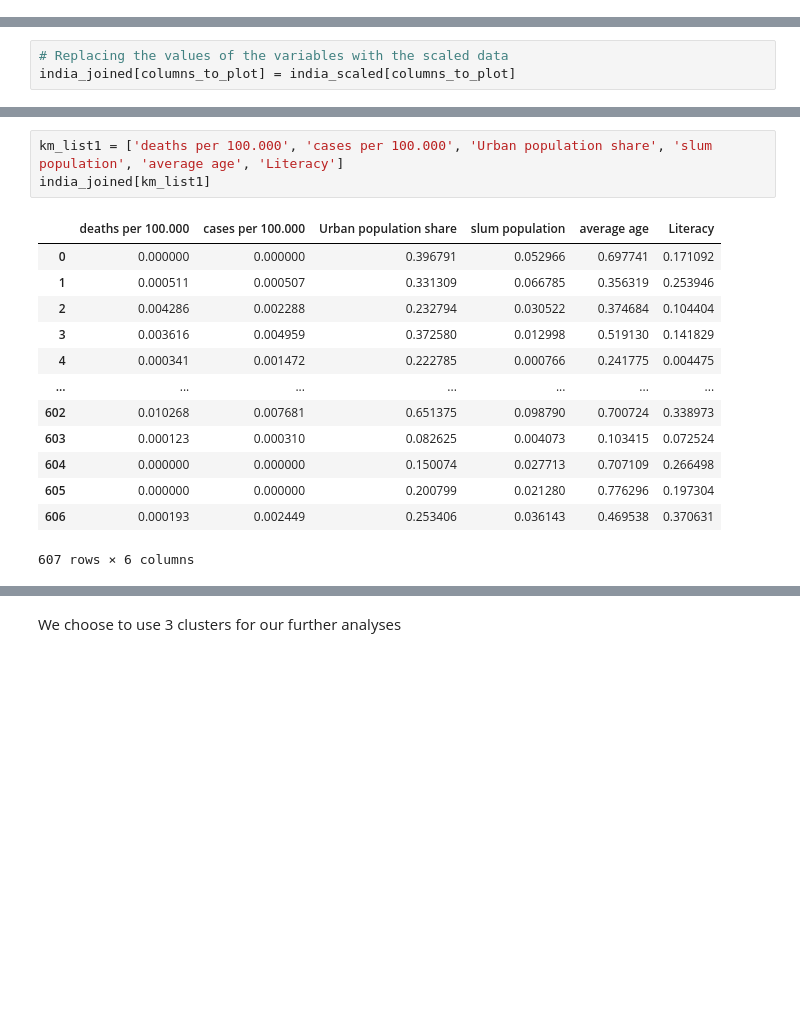
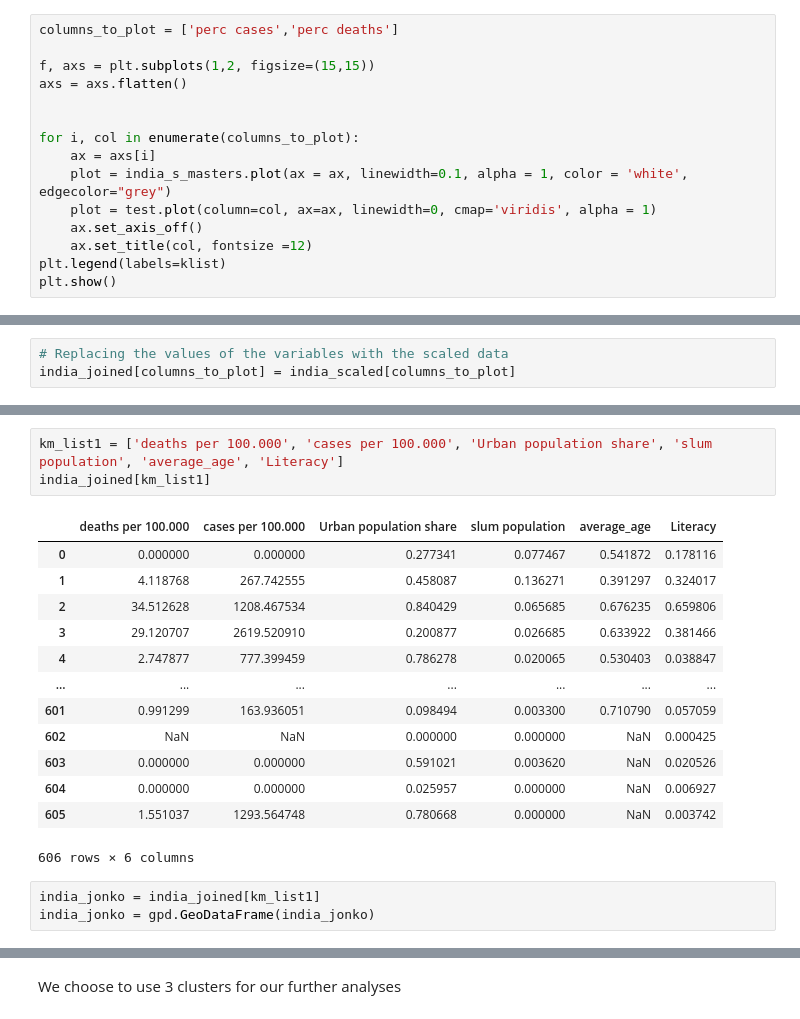
Before and after one commit to Daniel-Los/Introduction-to-datascience-final-project, a Jupyter notebook: Map_India.ipynb, the cells around one changed output, grey strips where cells are left out. Saved outputs shown, nothing was run; the diff lists cells and outputs as text; blank space fills up the shorter version.

```diff
--- a/Map_India.ipynb
+++ b/Map_India.ipynb
@@ -168,0 +260,15 @@ column = ['population density']
+# %%
+columns_to_plot = ['perc cases','perc deaths']
+
+f, axs = plt.subplots(1,2, figsize=(15,15))
+axs = axs.flatten()
+
+
+for i, col in enumerate(columns_to_plot):
+    ax = axs[i]
+    plot = india_s_masters.plot(ax = ax, linewidth=0.1, alpha = 1, color = 'white', edgecolor="grey")
+    plot = test.plot(column=col, ax=ax, linewidth=0, cmap='viridis', alpha = 1)
+    ax.set_axis_off()
+    ax.set_title(col, fontsize =12)
+plt.legend(labels=klist)
+plt.show()
@@ -263,17 +373,20 @@ india_joined
 # %%
-km_list1 = ['deaths per 100.000', 'cases per 100.000', 'Urban population share', 'slum population', 'average age', 'Literacy']
+km_list1 = ['deaths per 100.000', 'cases per 100.000', 'Urban population share', 'slum population', 'average_age', 'Literacy']
 india_joined[km_list1]
 # %% [output]
-|  | deaths per 100.000 | cases per 100.000 | Urban population share | slum population | average age | Literacy |
-| 0 | 0.000000 | 0.000000 | 0.396791 | 0.052966 | 0.697741 | 0.171092 |
-| 1 | 0.000511 | 0.000507 | 0.331309 | 0.066785 | 0.356319 | 0.253946 |
-| 2 | 0.004286 | 0.002288 | 0.232794 | 0.030522 | 0.374684 | 0.104404 |
-| 3 | 0.003616 | 0.004959 | 0.372580 | 0.012998 | 0.519130 | 0.141829 |
-| 4 | 0.000341 | 0.001472 | 0.222785 | 0.000766 | 0.241775 | 0.004475 |
+|  | deaths per 100.000 | cases per 100.000 | Urban population share | slum population | average_age | Literacy |
+| 0 | 0.000000 | 0.000000 | 0.277341 | 0.077467 | 0.541872 | 0.178116 |
+| 1 | 4.118768 | 267.742555 | 0.458087 | 0.136271 | 0.391297 | 0.324017 |
+| 2 | 34.512628 | 1208.467534 | 0.840429 | 0.065685 | 0.676235 | 0.659806 |
+| 3 | 29.120707 | 2619.520910 | 0.200877 | 0.026685 | 0.633922 | 0.381466 |
+| 4 | 2.747877 | 777.399459 | 0.786278 | 0.020065 | 0.530403 | 0.038847 |
 | ... | ... | ... | ... | ... | ... | ... |
-| 602 | 0.010268 | 0.007681 | 0.651375 | 0.098790 | 0.700724 | 0.338973 |
-| 603 | 0.000123 | 0.000310 | 0.082625 | 0.004073 | 0.103415 | 0.072524 |
-| 604 | 0.000000 | 0.000000 | 0.150074 | 0.027713 | 0.707109 | 0.266498 |
-| 605 | 0.000000 | 0.000000 | 0.200799 | 0.021280 | 0.776296 | 0.197304 |
-| 606 | 0.000193 | 0.002449 | 0.253406 | 0.036143 | 0.469538 | 0.370631 |
+| 601 | 0.991299 | 163.936051 | 0.098494 | 0.003300 | 0.710790 | 0.057059 |
+| 602 | NaN | NaN | 0.000000 | 0.000000 | NaN | 0.000425 |
+| 603 | 0.000000 | 0.000000 | 0.591021 | 0.003620 | NaN | 0.020526 |
+| 604 | 0.000000 | 0.000000 | 0.025957 | 0.000000 | NaN | 0.006927 |
+| 605 | 1.551037 | 1293.564748 | 0.780668 | 0.000000 | NaN | 0.003742 |
-607 rows × 6 columns
+606 rows × 6 columns
+# %%
+india_jonko = india_joined[km_list1]
+india_jonko = gpd.GeoDataFrame(india_jonko)
```
Also changed, not shown: parts of 33 cells of this notebook, 1 other file.
